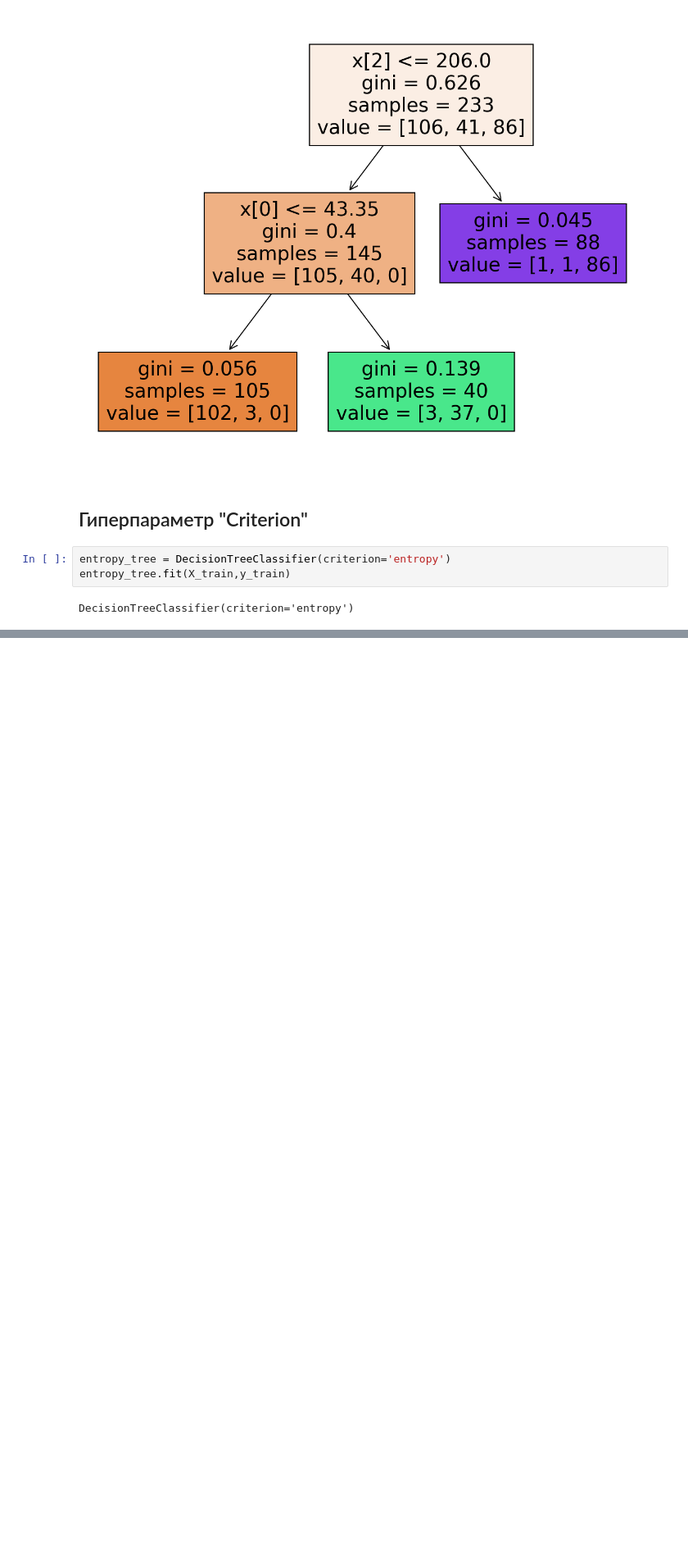
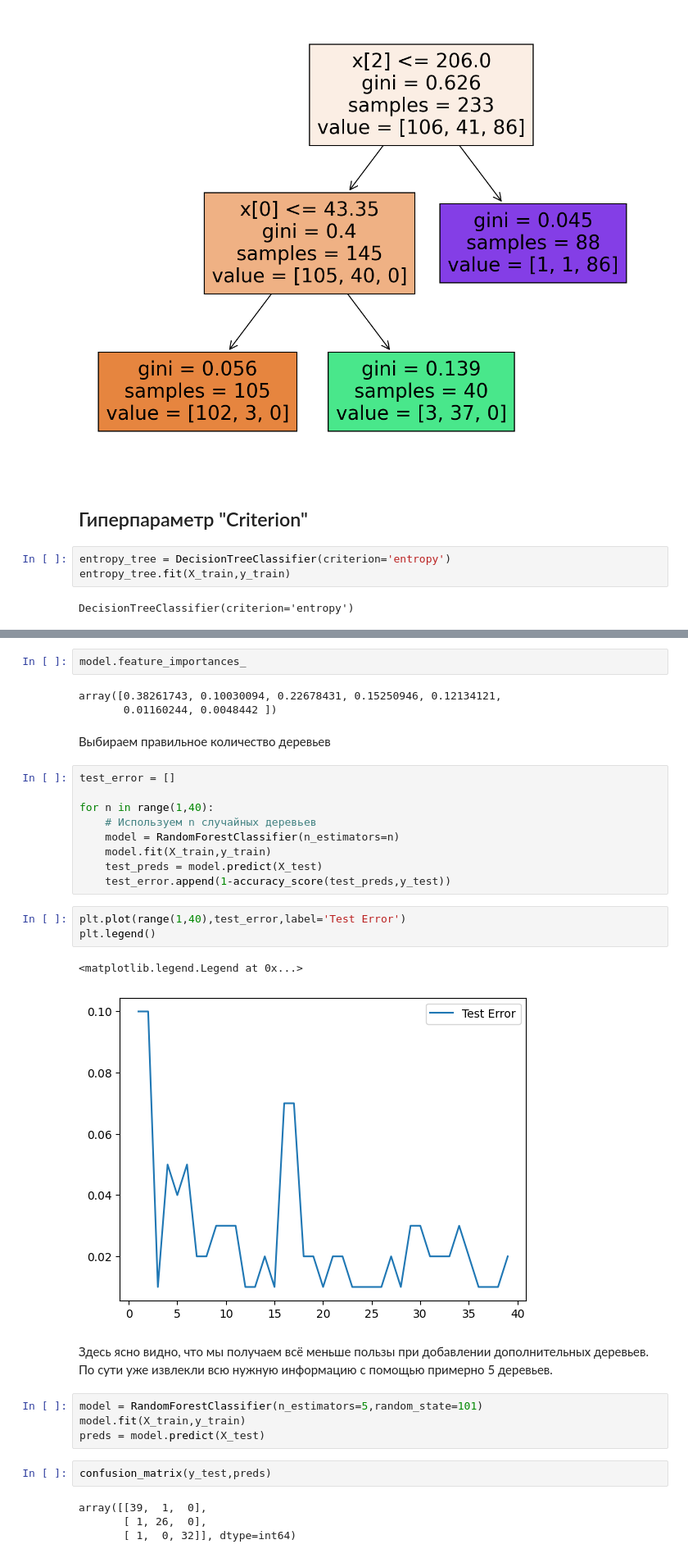
Before and after one commit to PigalAnastasiya/DScourse_Pigal, a Jupyter notebook: homework_03_08/penguines.ipynb, the cells around one changed output, grey strips where cells are left out. Shown at 82% size. Saved outputs shown, nothing was run; the diff lists cells and outputs as text; blank space fills up the shorter version.

```diff
--- a/homework_03_08/penguines.ipynb
+++ b/homework_03_08/penguines.ipynb
@@ -266,0 +300,34 @@ weighted avg       0.92      0.92      0.92       100
+# %%
+model.feature_importances_
+# %% [output]
+array([0.38261743, 0.10030094, 0.22678431, 0.15250946, 0.12134121,
+       0.01160244, 0.0048442 ])
+# %% [markdown]
+Выбираем правильное количество деревьев
+# %%
+test_error = []
+
+for n in range(1,40):
+    # Используем n случайных деревьев
+    model = RandomForestClassifier(n_estimators=n)
+    model.fit(X_train,y_train)
+    test_preds = model.predict(X_test)
+    test_error.append(1-accuracy_score(test_preds,y_test))
+# %%
+plt.plot(range(1,40),test_error,label='Test Error')
+plt.legend()
+# %% [output]
+<matplotlib.legend.Legend at 0x...>
+[figure, added]
+# %% [markdown]
+Здесь ясно видно, что мы получаем всё меньше пользы при добавлении дополнительных деревьев. По сути уже извлекли всю нужную информацию с помощью примерно 5 деревьев.
+# %%
+model = RandomForestClassifier(n_estimators=5,random_state=101)
+model.fit(X_train,y_train)
+preds = model.predict(X_test)
+# %%
+confusion_matrix(y_test,preds)
+# %% [output]
+array([[39,  1,  0],
+       [ 1, 26,  0],
+       [ 1,  0, 32]], dtype=int64)
```
Also changed, not shown: parts of 13 cells of this notebook.
